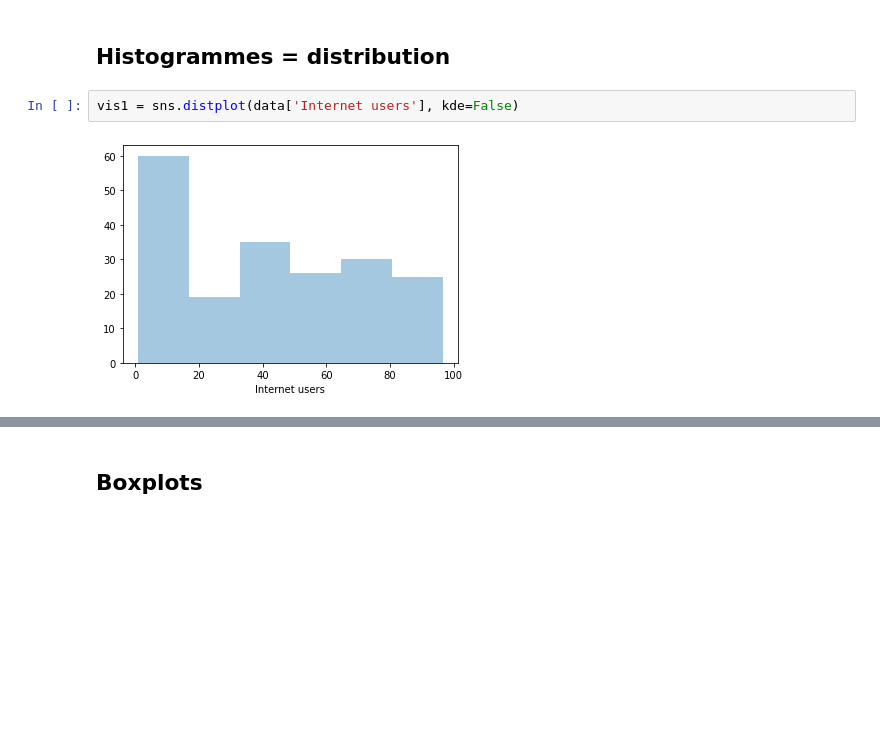
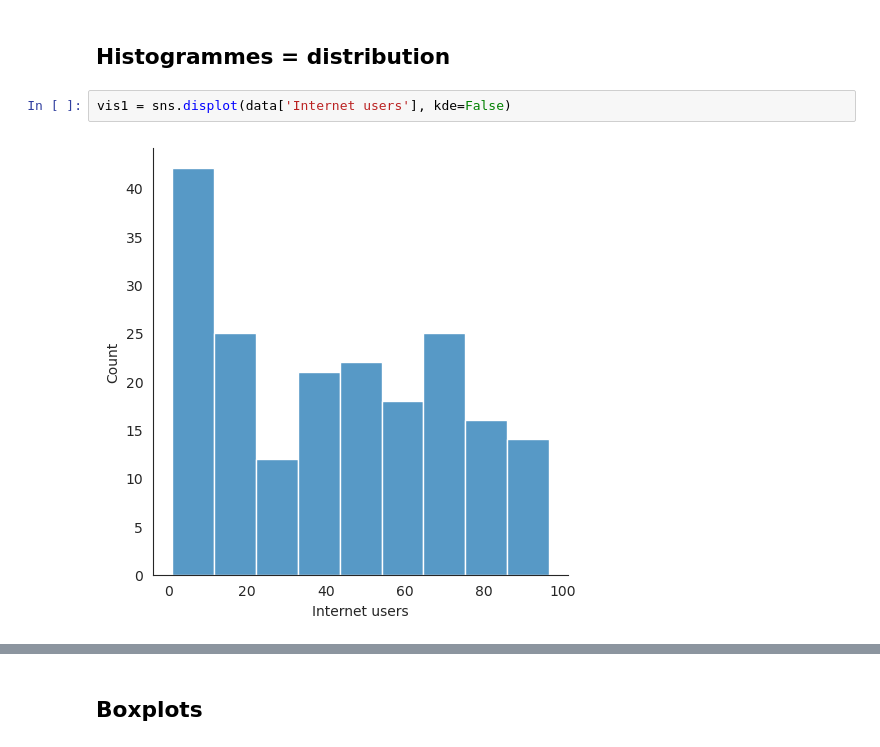
Before and after one commit to louiskuhn/IA-P3-Euskadi, a Jupyter notebook: Ressources/Python/2. Visualisation graphique/5. VisualisationGraphique_Seaborn.ipynb, the cells around one changed output, grey strips where cells are left out. Drawn from its saved outputs; the diff is of its cells as text; blank space fills up the shorter version.

```diff
--- a/Ressources/Python/2. Visualisation graphique/5. VisualisationGraphique_Seaborn.ipynb
+++ b/Ressources/Python/2. Visualisation graphique/5. VisualisationGraphique_Seaborn.ipynb
@@ -25,7 +25,7 @@ import seaborn as sns
 # %% [markdown]
 ## Histogrammes = distribution
 # %%
-vis1 = sns.distplot(data['Internet users'], kde=False)
+vis1 = sns.displot(data['Internet users'], kde=False)
 # %% [output]
-[figure, old version]
+[figure, new version]
 # %%
```
Also changed, not shown: parts of 40 cells of this notebook, 9 other files.
